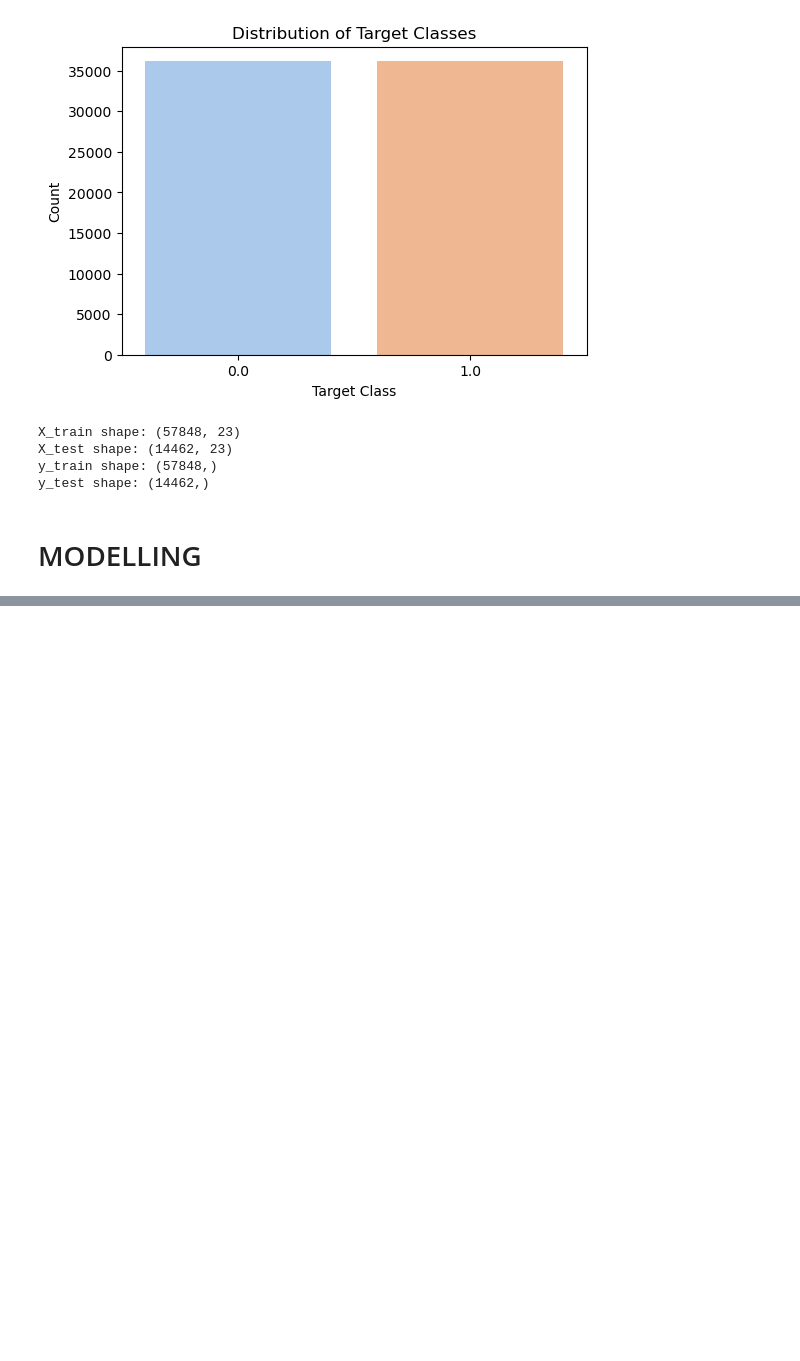
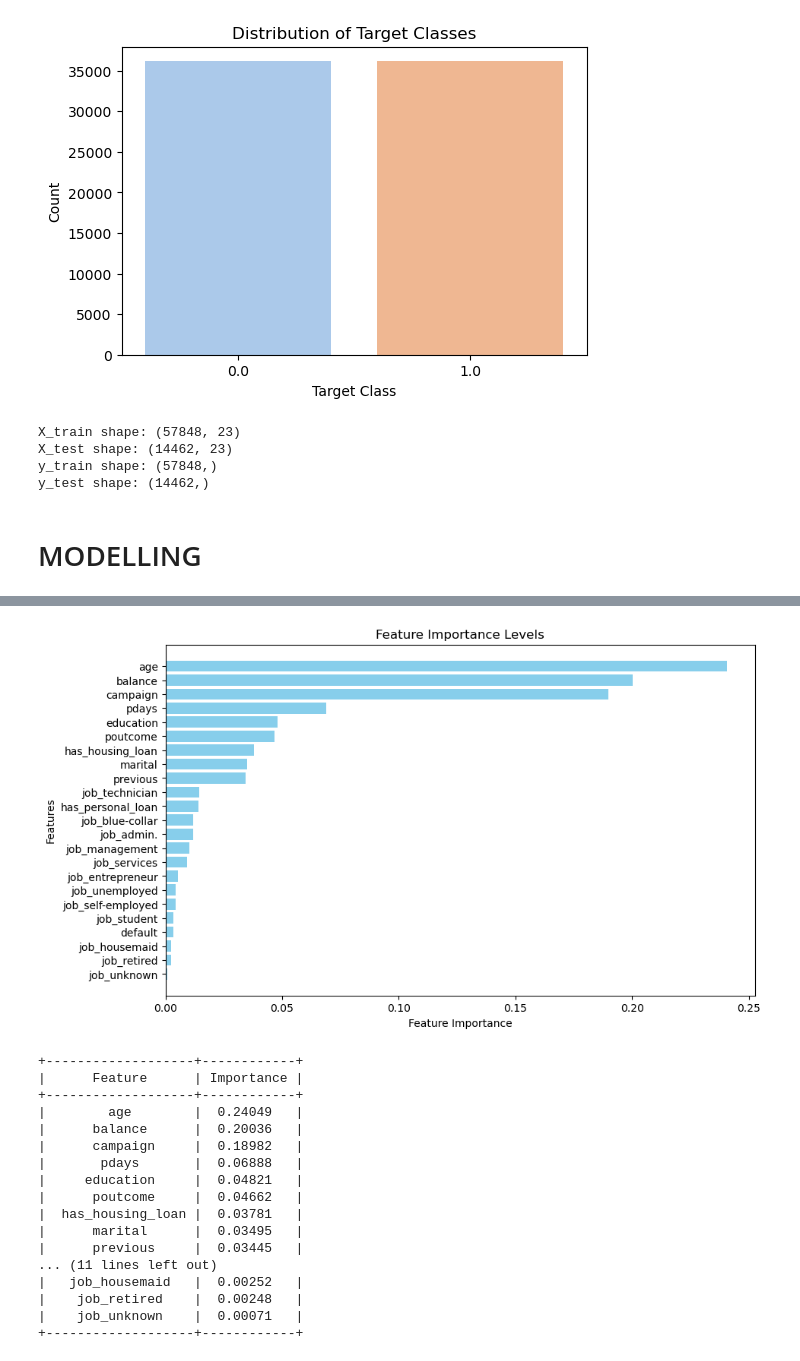
Before and after one commit to Isaac-Ndirangu-Muturi-749/Predictive-Marketing-Campaign-Analysis-Analysis-for-Bank-Term-Deposit-Subscription-Using-Decision-Tr, a Jupyter notebook: jupyter_notebook.ipynb, the cells around one changed output, grey strips where cells are left out. Cells and saved outputs as stored; diff of their text form; code cells hidden in the pictures; blank space fills up the shorter version.

```diff
--- a/jupyter_notebook.ipynb
+++ b/jupyter_notebook.ipynb
@@ -654,2 +847,50 @@ y_test shape: (14462,)
+# %%
+import matplotlib.pyplot as plt
+from prettytable import PrettyTable
+
+# Get feature importances from the tuned Decision Tree model
+feature_importances = tuned_clf.feature_importances_
+sorted_indices = feature_importances.argsort()[::-1]
+sorted_features = [X.columns[i] for i in sorted_indices]
+sorted_importances = feature_importances[sorted_indices]
+
+# Plot feature importances
+plt.figure(figsize=(10, 6))
+plt.barh(sorted_features, sorted_importances, color='skyblue')
+plt.xlabel('Feature Importance')
+plt.ylabel('Features')
+plt.title('Feature Importance Levels')
+plt.gca().invert_yaxis()
+plt.show()
+
+# Create a PrettyTable for feature importance values
+feature_importance_table = PrettyTable()
+feature_importance_table.field_names = ["Feature", "Importance"]
+
+# Add data rows to the table
+for feature, importance in zip(sorted_features, sorted_importances):
+    feature_importance_table.add_row([feature, round(importance, 5)])
+
+# Print the feature importance table
+print(feature_importance_table)
+# %% [output]
+[figure, added]
++-------------------+------------+
+|      Feature      | Importance |
++-------------------+------------+
+|        age        |  0.24049   |
+|      balance      |  0.20036   |
+|      campaign     |  0.18982   |
+|       pdays       |  0.06888   |
+|     education     |  0.04821   |
+|      poutcome     |  0.04662   |
+|  has_housing_loan |  0.03781   |
+|      marital      |  0.03495   |
+|      previous     |  0.03445   |
+... (11 lines left out)
+|   job_housemaid   |  0.00252   |
+|    job_retired    |  0.00248   |
+|    job_unknown    |  0.00071   |
++-------------------+------------+
 # %% [markdown]
 ![thanks](images/thankyouimage.png)
```
Also changed, not shown: parts of 8 cells of this notebook.
